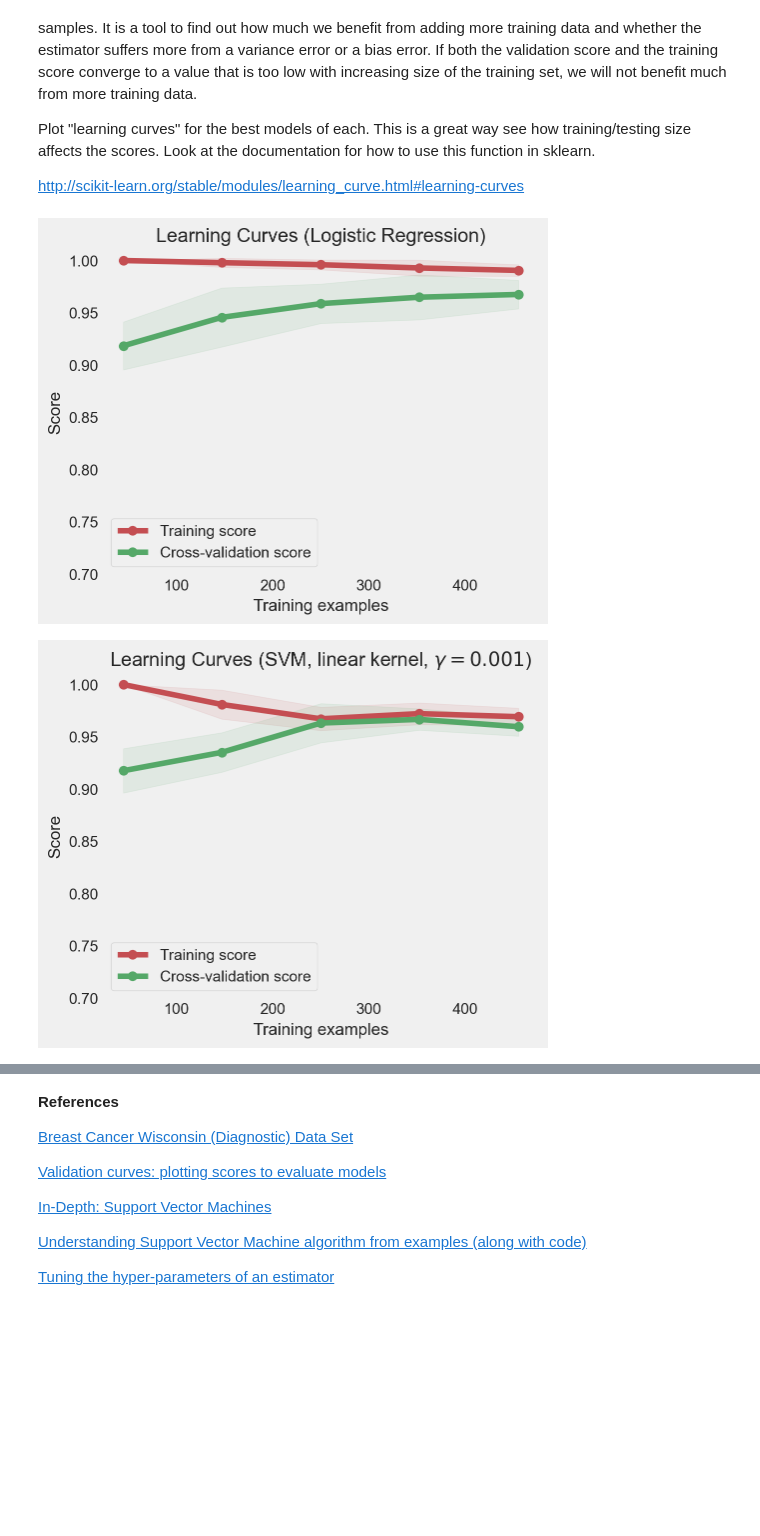
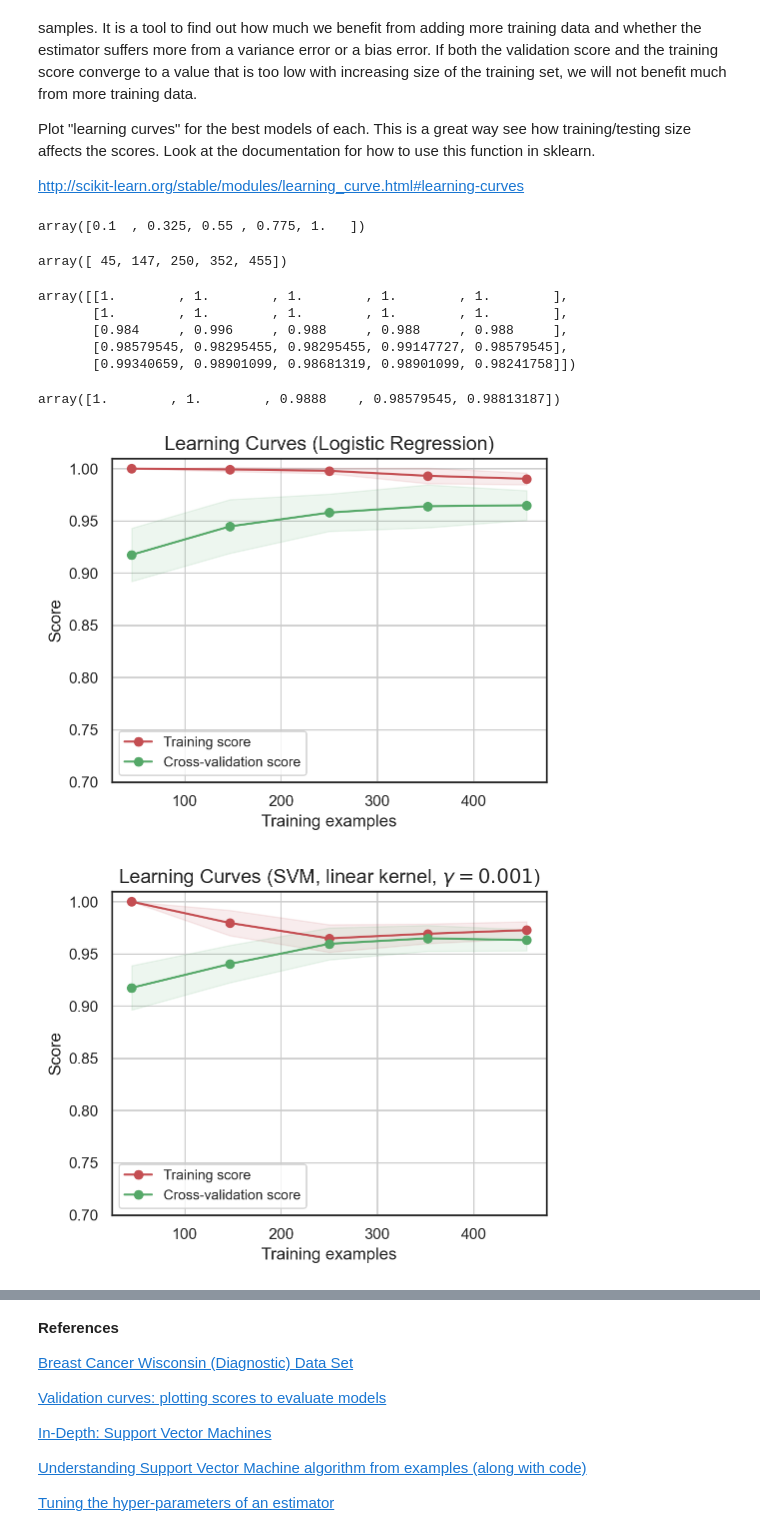
Before and after one commit to stolltho/iod_repo, a Jupyter notebook: Module 5/Labs 5/IOD_Lab 5.3.1.ipynb, the cells around one changed output, grey strips where cells are left out. Drawn from its saved outputs; the diff is of its cells as text; code cells hidden in the pictures; blank space fills up the shorter version.

```diff
--- a/Module 5/Labs 5/IOD_Lab 5.3.1.ipynb
+++ b/Module 5/Labs 5/IOD_Lab 5.3.1.ipynb
@@ -411,7 +411,7 @@ lr_params = {'penalty': ['l1','l2'],
              'C': [1, 10, 100]}
 # %%
 # Perform GridSearch for LogReg
-lr_gs = GridSearchCV(LogisticRegression(max_iter=10000), lr_params, cv=5, verbose=1)
+lr_gs = GridSearchCV(LogisticRegression(solver='liblinear', max_iter=10000), lr_params, cv=5, verbose=1)
 lr_gs.fit(X, y)
 # %% [output]
 Fitting 5 folds for each of 6 candidates, totalling 30 fits
@@ -593,12 +577,34 @@ def plot_learning_curve(estimator, title, X, y, ylim=None, cv=None,
     plt.plot(train_sizes, test_scores_mean, 'o-', color="g", label="Cross-validation score")
     plt.fill_between(train_sizes, train_scores_mean - train_scores_std, train_scores_mean + train_scores_std, alpha=0.1, color="r")
     plt.fill_between(train_sizes, test_scores_mean - test_scores_std, test_scores_mean + test_scores_std, alpha=0.1, color="g")
-    plt.title(title, fontsize = 14)
-    plt.xlabel("Training examples", fontsize = 12)
-    plt.ylabel("Score", fontsize = 12)
-    plt.legend(loc="lower left")
+    plt.title(title, fontsize=14)
+    plt.xlabel("Training examples", fontsize=12)
+    plt.ylabel("Score", fontsize=12)
+    plt.legend(loc="lower left", fontsize=10)
 
     return plt
+# %%
+np.linspace(.1, 1.0, 5)
+# %% [output]
+array([0.1  , 0.325, 0.55 , 0.775, 1.   ])
+# %%
+estimator = LogisticRegression(C = 100, penalty = 'l1', solver = 'liblinear', max_iter = 10000)
+train_sizes, train_scores, test_scores = learning_curve(estimator, X, y)
+train_sizes
+# %% [output]
+array([ 45, 147, 250, 352, 455])
+# %%
+train_scores
+# %% [output]
+array([[1.        , 1.        , 1.        , 1.        , 1.        ],
+       [1.        , 1.        , 1.        , 1.        , 1.        ],
+       [0.984     , 0.996     , 0.988     , 0.988     , 0.988     ],
+       [0.98579545, 0.98295455, 0.98295455, 0.99147727, 0.98579545],
+       [0.99340659, 0.98901099, 0.98681319, 0.98901099, 0.98241758]])
+# %%
+np.mean(train_scores, axis=1)
+# %% [output]
+array([1.        , 1.        , 0.9888    , 0.98579545, 0.98813187])
 # %%
 # Data
 target_col = 'diagnosis'
@@ -612,21 +618,21 @@ title = "Learning Curves (Logistic Regression)"
 # Cross validation with 100 iterations to get smoother mean test and train
 # score curves, each time with 20% data randomly selected as a validation set:
 cv = ShuffleSplit(n_splits=10, test_size=0.2, random_state=1)
-estimator = LogisticRegression(C = 70.17038286703837, penalty = 'l1', solver = 'liblinear')
+estimator = LogisticRegression(C = 100, penalty = 'l1', solver = 'liblinear', max_iter = 10000)
 
 plot_learning_curve(estimator, title, X, y, ylim=(0.7, 1.01), cv=cv, n_jobs=4);
 # %% [output]
-[figure, old version]
+[figure, new version]
 # %%
 # Learning curve SVM
 title = r"Learning Curves (SVM, linear kernel, $\gamma=0.001$)"
 # SVC is more expensive so we do a lower number of CV iterations:
 cv = ShuffleSplit(n_splits=5, test_size=0.2, random_state=1)
-estimator = SVC(C=27.825594022071257, gamma=1e-05, kernel = 'linear')
+estimator = SVC(C=100, gamma=0.001, kernel = 'linear')
 
 plot_learning_curve(estimator, title, X, y, (0.7, 1.01), cv=cv, n_jobs=4);
 # %% [output]
-[figure, old version]
+[figure, new version]
 # %%
 # Learning curve GaussianNB
 title = "Learning Curves (GaussianNB)"
```
Also changed, not shown: parts of 8 cells of this notebook, 3 other files.
